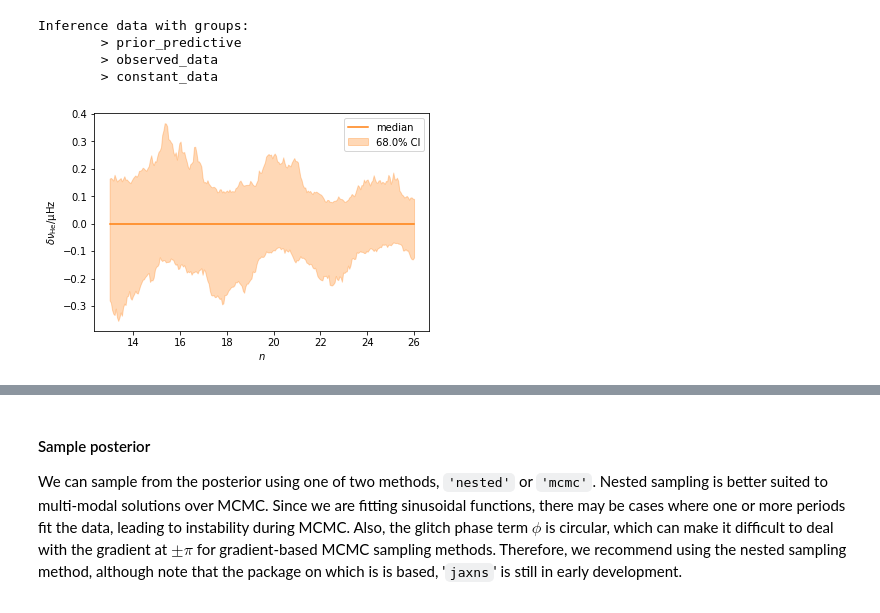
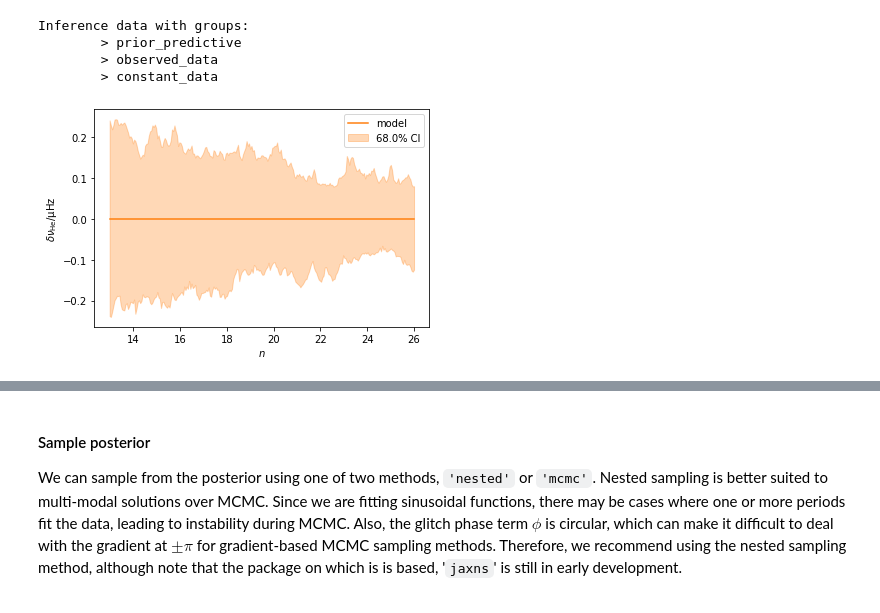
Before and after one commit to alexlyttle/asterion, a Jupyter notebook: docs/source/tutorials/glitch.ipynb, the cells around one changed output, grey strips where cells are left out. Saved outputs shown, nothing was run; the diff lists cells and outputs as text; code cells hidden in the pictures.

```diff
--- a/docs/source/tutorials/glitch.ipynb
+++ b/docs/source/tutorials/glitch.ipynb
@@ -113,9 +112,9 @@ Inference data with groups:
         > observed_data
         > constant_data
 # %%
-ast.plot_glitch(data, group='prior');
+ast.plot_glitch(data, group='prior', kind='He');
 # %% [output]
-[figure, old version]
+[figure, new version]
 # %%
 ast.plot_glitch(data, group='prior', kind='CZ');
 # %% [output]
```
Also changed, not shown: parts of 27 cells of this notebook, 1 other file.
